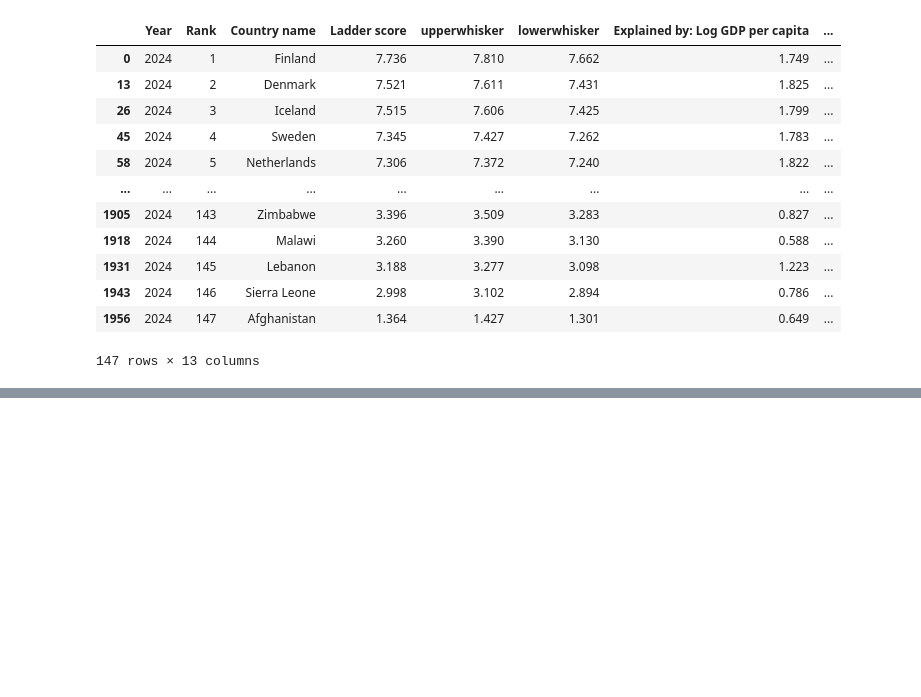
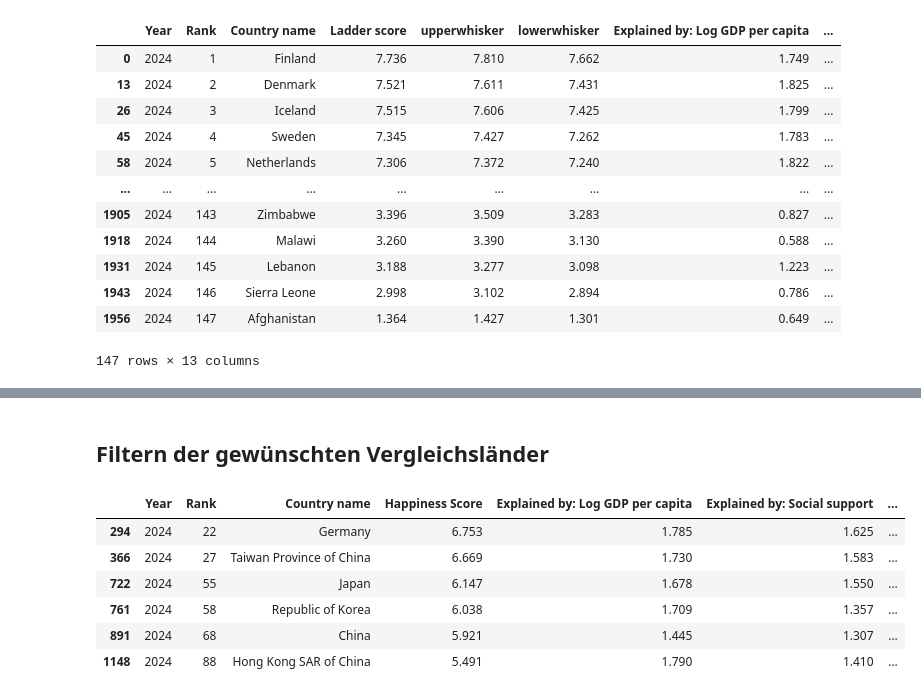
Before and after one commit to timreschop/2024-2025-Data_Librarian_Reschop_Tim, a Jupyter notebook: WHR-Data.ipynb, the cells around one changed output, grey strips where cells are left out. Drawn from its saved outputs; the diff is of its cells as text; code cells hidden in the pictures; blank space fills up the shorter version.

```diff
--- a/WHR-Data.ipynb
+++ b/WHR-Data.ipynb
@@ -46,0 +158,15 @@ df_whr_2024
+# %% [markdown]
+## Filtern der gewünschten Vergleichsländer
+# %%
+auswahl = ["Germany", "Taiwan Province of China", "Republic of Korea", "China", "Hong Kong SAR of China", "Japan"]
+df_whr_subset = df_whr_2024[df_whr_2024["Country name"].isin(auswahl)]
+df_whr_subset = df_whr_subset.sort_values(by="Happiness Score", ascending=False)
+df_whr_subset
+# %% [output]
+|  | Year | Rank | Country name | Happiness Score | Explained by: Log GDP per capita | Explained by: Social support | ... |
+| 294 | 2024 | 22 | Germany | 6.753 | 1.785 | 1.625 | ... |
+| 366 | 2024 | 27 | Taiwan Province of China | 6.669 | 1.730 | 1.583 | ... |
+| 722 | 2024 | 55 | Japan | 6.147 | 1.678 | 1.550 | ... |
+| 761 | 2024 | 58 | Republic of Korea | 6.038 | 1.709 | 1.357 | ... |
+| 891 | 2024 | 68 | China | 5.921 | 1.445 | 1.307 | ... |
+| 1148 | 2024 | 88 | Hong Kong SAR of China | 5.491 | 1.790 | 1.410 | ... |
```
Also changed, not shown: parts of 25 cells of this notebook, 1 other file.
